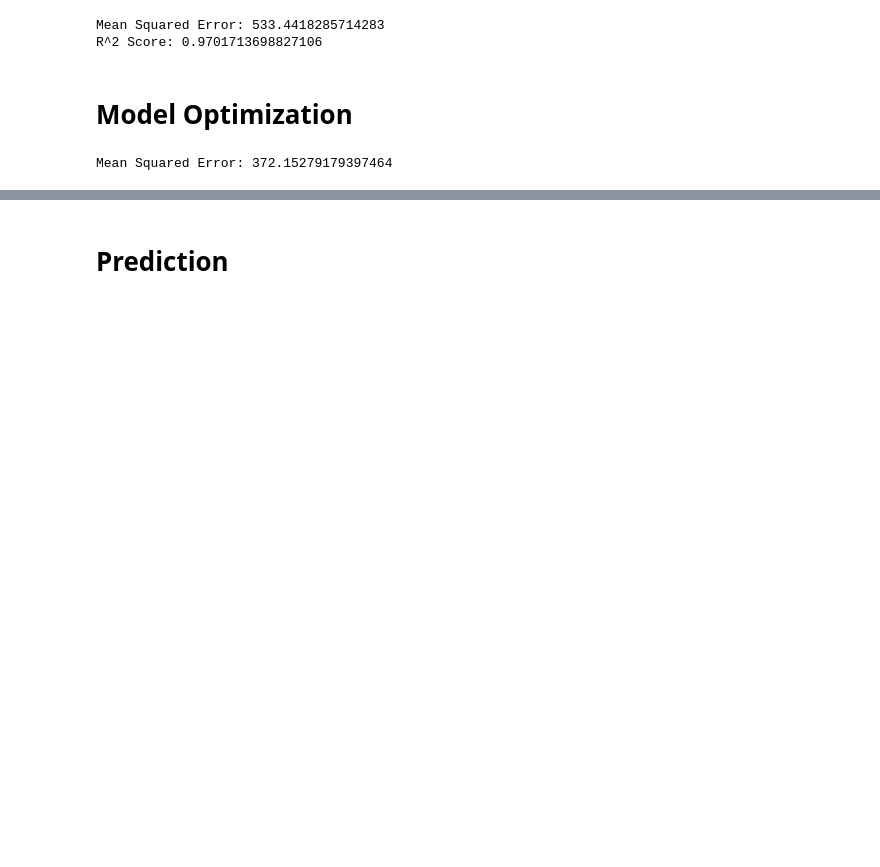
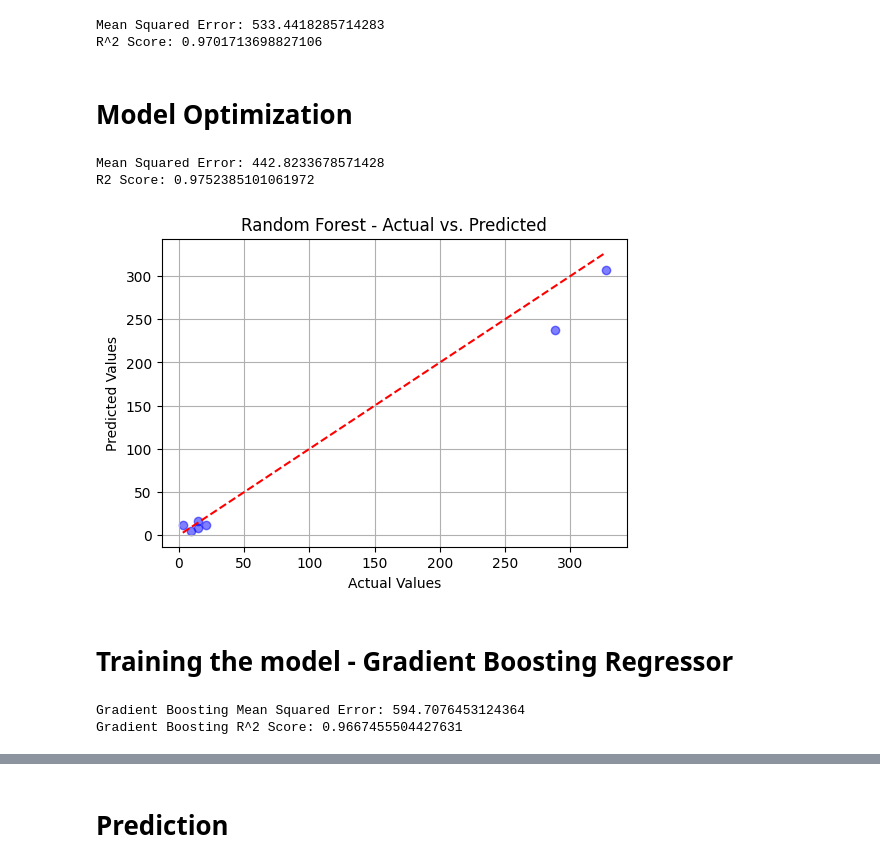
Before and after one commit to Prureddy/Traffic_Volume_Data, a Jupyter notebook: main.ipynb, the cells around one changed output, grey strips where cells are left out. Drawn from its saved outputs; the diff is of its cells as text; code cells hidden in the pictures; blank space fills up the shorter version.

```diff
--- a/main.ipynb
+++ b/main.ipynb
@@ -103 +93,14 @@ plt.show()
+# %%
+import matplotlib.pyplot as plt
+
+# Define a function to plot actual vs. predicted values
+def plot_actual_vs_predicted(actual, predicted, model_name):
+    plt.figure(figsize=(6, 4))
+    plt.scatter(actual, predicted, color='blue', alpha=0.5)
+    plt.plot([min(actual), max(actual)], [min(actual), max(actual)], color='red', linestyle='--')
+    plt.title(f"{model_name} - Actual vs. Predicted")
+    plt.xlabel("Actual Values")
+    plt.ylabel("Predicted Values")
+    plt.grid(True)
+    plt.show()
 # %% [markdown]
@@ -132,49 +135,60 @@ R^2 Score: 0.9701713698827106
 # %% [markdown]
 # Model Optimization
 # %%
-
 from sklearn.model_selection import GridSearchCV
-
-
-
-# Split data into training and testing sets
-X_train, X_test, y_train, y_test = train_test_split(X, y, test_size=0.2, random_state=42)
-
-# Feature scaling (optional, but recommended for some models)
-scaler = StandardScaler()
-X_train_scaled = scaler.fit_transform(X_train)
-X_test_scaled = scaler.transform(X_test)
+from sklearn.metrics import r2_score
 
 # Define the random forest model with initial hyperparameters
 model = RandomForestRegressor(n_estimators=100, max_depth=5)
 
 # Hyperparameter tuning using GridSearchCV
 param_grid = {
     "n_estimators": [50, 100, 200],
     "max_depth": [3, 5, 8],
     "min_samples_split": [2, 5, 10],
     "min_samples_leaf": [1, 2, 4]
 }
 grid_search = GridSearchCV(model, param_grid, cv=5, scoring="neg_mean_squared_error")  # Use negative MSE for maximization
 grid_search.fit(X_train_scaled, y_train)
 
 # Get the best model and its hyperparameters
 best_model = grid_search.best_estimator_
 best_params = grid_search.best_params_
 
 # Make predictions on the test set
 y_pred = best_model.predict(X_test_scaled)
 
 # Calculate mean squared error
-mse = mean_squared_error(y_test, y_pred)
-print("Mean Squared Error:", mse)
+mse1 = mean_squared_error(y_test, y_pred)
 
-# Further evaluation (optional):
-# - Plot actual vs. predicted values
-# - Calculate other metrics like R-squared
+# Calculate R2 score
+r21 = r2_score(y_test, y_pred)
 
-# Save the model (optional)
-# import joblib
-# joblib.dump(best_model, "your_model.pkl")
+print("Mean Squared Error:", mse1)
+print("R2 Score:", r21)
+
+plot_actual_vs_predicted(y_test, y_pred, "Random Forest")
 # %% [output]
-Mean Squared Error: 372.15279179397464
+Mean Squared Error: 442.8233678571428
+R2 Score: 0.9752385101061972
+[figure, added]
+# %% [markdown]
+#  Training the model - Gradient Boosting Regressor
+# %%
+from sklearn.ensemble import GradientBoostingRegressor
+
+# Initialize and train a Gradient Boosting Regressor
+gb_regressor = GradientBoostingRegressor(n_estimators=100, learning_rate=0.1, random_state=42)
+gb_regressor.fit(X_train, y_train)
+
+# Predict on the test set
+y_pred_gb = gb_regressor.predict(X_test)
+
+# Calculate Mean Squared Error and R^2 Score for Gradient Boosting
+mse_gb = mean_squared_error(y_test, y_pred_gb)
+r2_gb = r2_score(y_test, y_pred_gb)
+print("Gradient Boosting Mean Squared Error:", mse_gb)
+print("Gradient Boosting R^2 Score:", r2_gb)
+# %% [output]
+Gradient Boosting Mean Squared Error: 594.7076453124364
+Gradient Boosting R^2 Score: 0.9667455504427631
```
Also changed, not shown: parts of 13 cells of this notebook.
